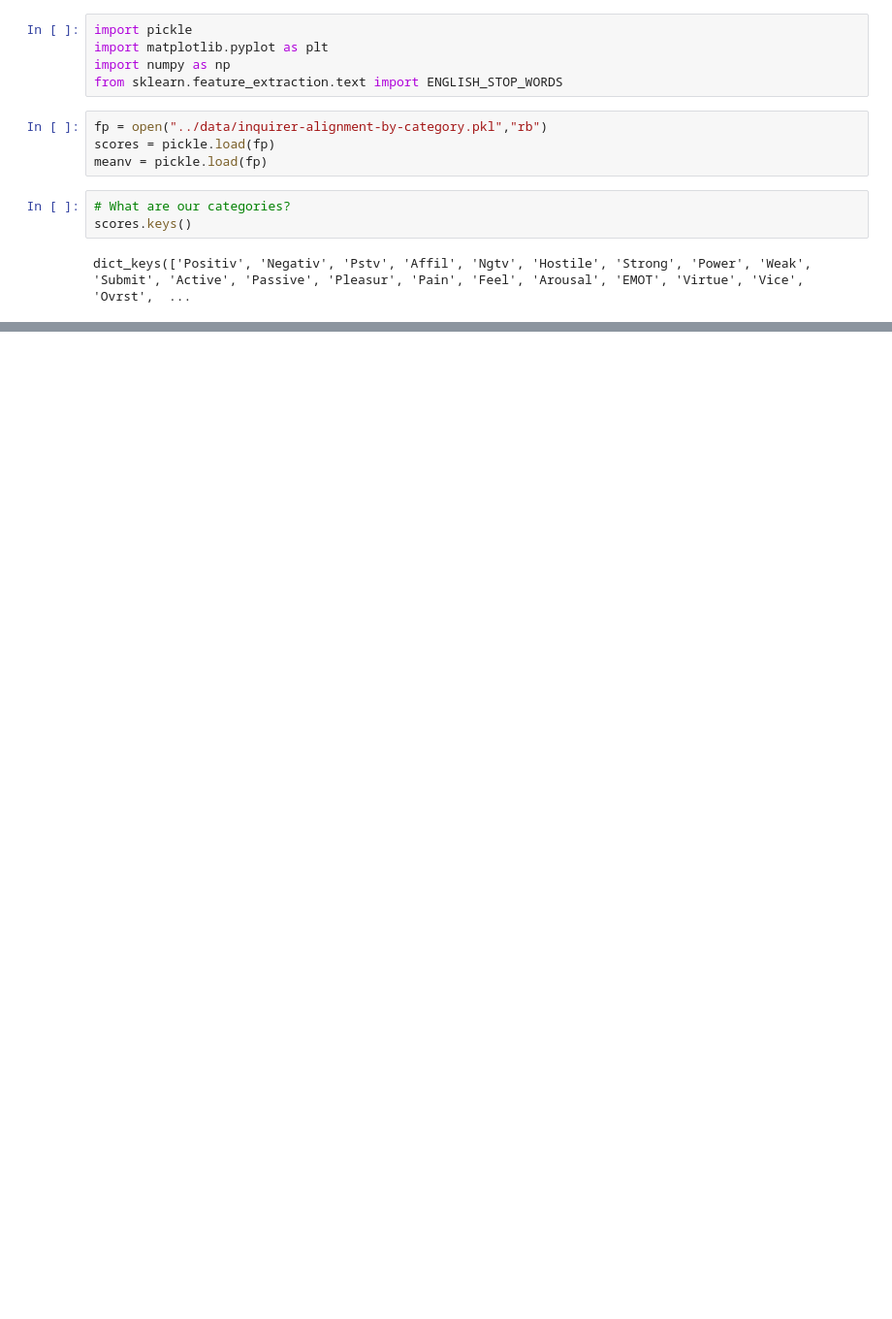
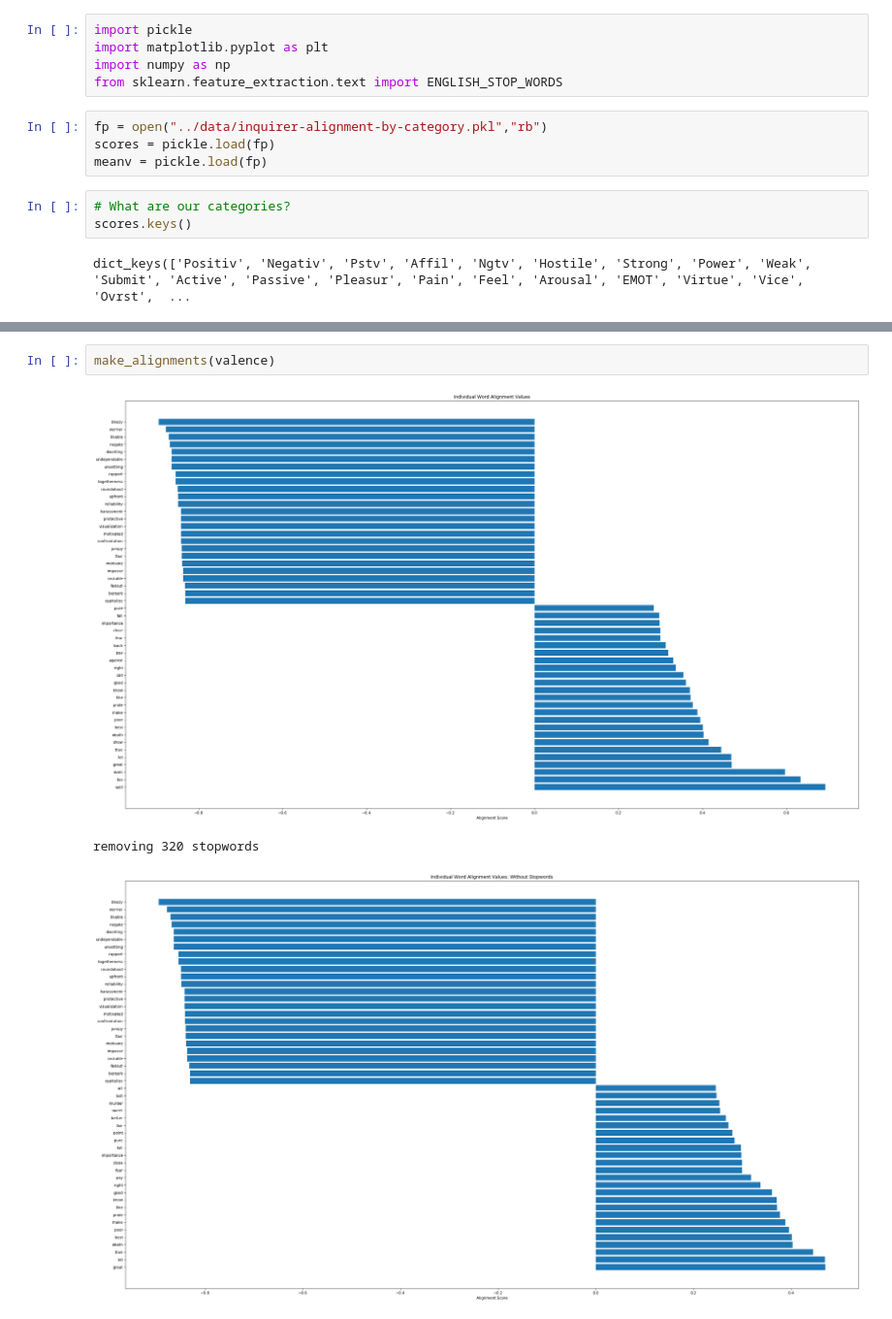
Before and after one commit to jeddobson/htrc-vector-project, a Jupyter notebook: notebooks/explore-alignments.ipynb, the cells around one changed output, grey strips where cells are left out. Shown at 97% size. Drawn from its saved outputs; the diff is of its cells as text; blank space fills up the shorter version.

```diff
--- a/notebooks/explore-alignments.ipynb
+++ b/notebooks/explore-alignments.ipynb
@@ -71,0 +85,6 @@ removing 320 stopwords
+# %%
+make_alignments(valence)
+# %% [output]
+[figure, added]
+removing 320 stopwords
+[figure, added]
```
Also changed, not shown: parts of 8 cells of this notebook, 1 other file.
